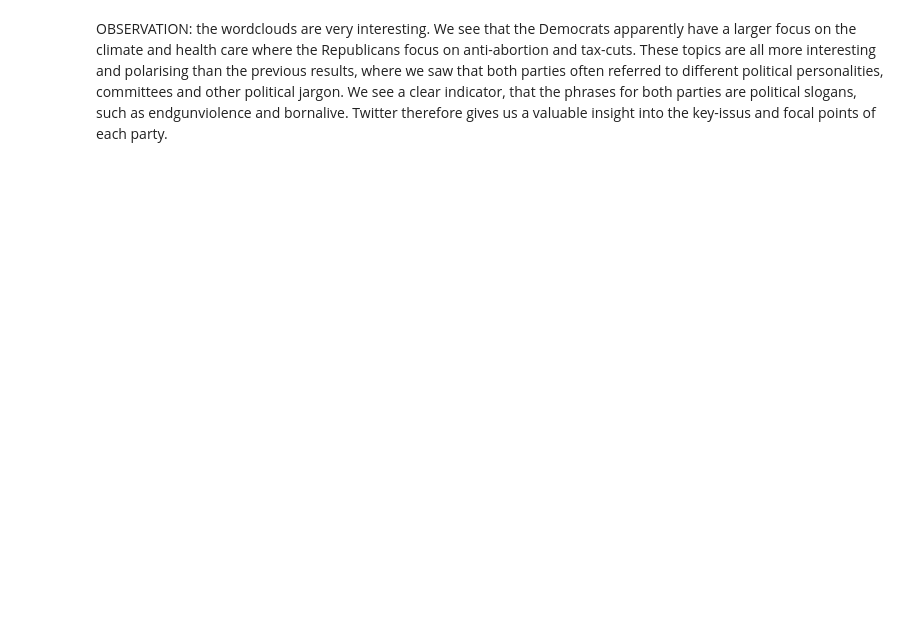
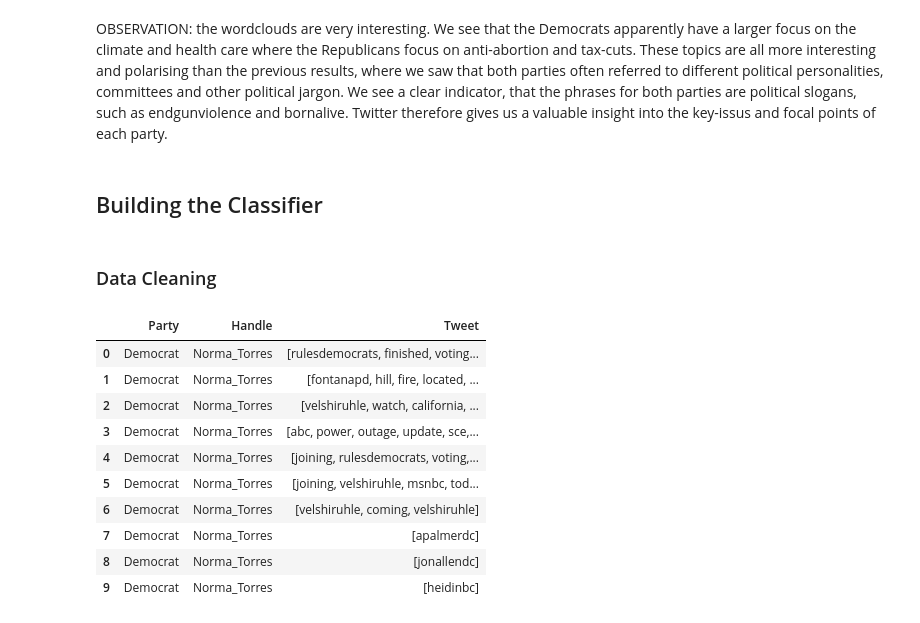
Before and after one commit to oriolborrellroig/ADM-Deliveries, a Jupyter notebook: ThirdDelivery/Project.ipynb, the cells around one changed output. Drawn from its saved outputs; the diff is of its cells as text; code cells hidden in the pictures; blank space fills up the shorter version.

```diff
--- a/ThirdDelivery/Project.ipynb
+++ b/ThirdDelivery/Project.ipynb
@@ -236,2 +235,4 @@ plt.show()
 # %% [markdown]
 OBSERVATION: the wordclouds are very interesting. We see that the Democrats apparently have a larger focus on the climate and health care where the Republicans focus on anti-abortion and tax-cuts. These topics are all more interesting and polarising than the previous results, where we saw that both parties often referred to different political personalities, committees and other political jargon. We see a clear indicator, that the phrases for both parties are political slogans, such as endgunviolence and bornalive. Twitter therefore gives us a valuable insight into the key-issus and focal points of each party.
+# %% [markdown]
+## Building the Classifier
@@ -237,0 +253,2 @@ OBSERVATION: the wordclouds are very interesting. We see that the Democrats appa
+# %% [markdown]
+### Data Cleaning
@@ -237,0 +311,21 @@ OBSERVATION: the wordclouds are very interesting. We see that the Democrats appa
+# %%
+dict = {'Party': all_party,
+        'Handle': all_handle,
+        'Tweet': all_tokens}
+
+# creating a dataframe from dictionary
+all_tweets = pd.DataFrame(dict)
+# %%
+all_tweets.head(10)
+# %% [output]
+|  | Party | Handle | Tweet |
+| 0 | Democrat | Norma_Torres | [rulesdemocrats, finished, voting... |
+| 1 | Democrat | Norma_Torres | [fontanapd, hill, fire, located, ... |
+| 2 | Democrat | Norma_Torres | [velshiruhle, watch, california, ... |
+| 3 | Democrat | Norma_Torres | [abc, power, outage, update, sce,... |
+| 4 | Democrat | Norma_Torres | [joining, rulesdemocrats, voting,... |
+| 5 | Democrat | Norma_Torres | [joining, velshiruhle, msnbc, tod... |
+| 6 | Democrat | Norma_Torres | [velshiruhle, coming, velshiruhle] |
+| 7 | Democrat | Norma_Torres | [apalmerdc] |
+| 8 | Democrat | Norma_Torres | [jonallendc] |
+| 9 | Democrat | Norma_Torres | [heidinbc] |
```
Also changed, not shown: parts of 12 cells of this notebook, 1 other file.
